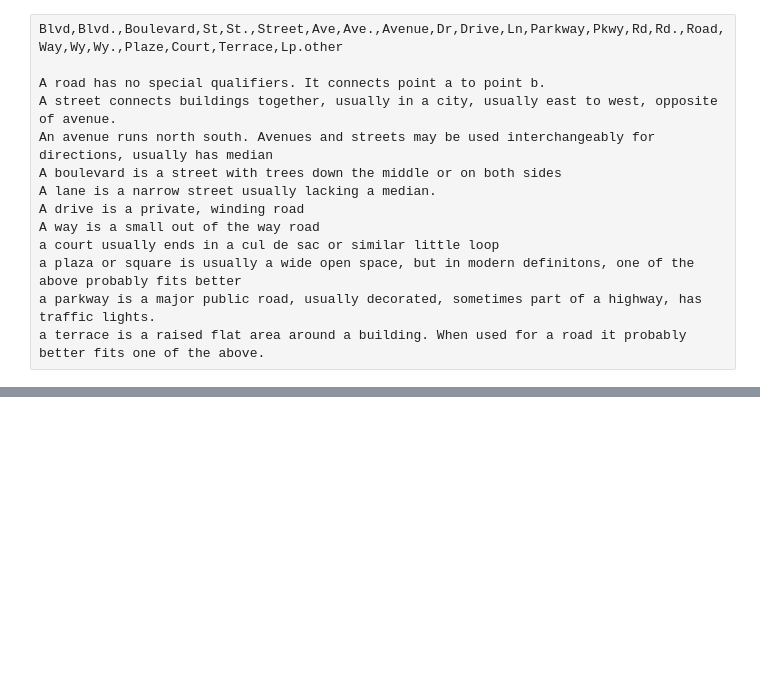
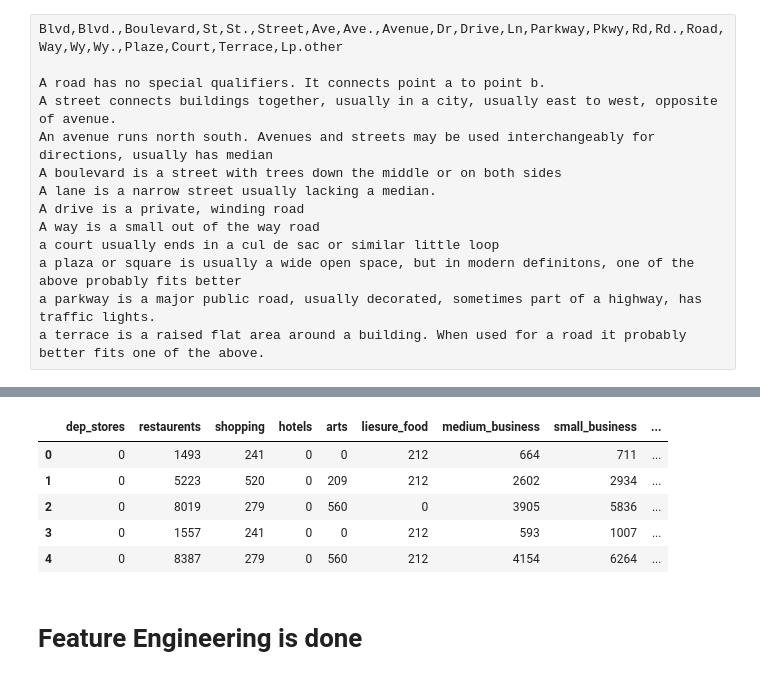
Before and after one commit to cjgunase/SU5050, a Jupyter notebook: project/yelp_dataset_challenge.ipynb, the cells around one changed output, grey strips where cells are left out. Cells and saved outputs as stored; diff of their text form; code cells hidden in the pictures; blank space fills up the shorter version.

Commit message:
feature engineering

```diff
--- a/project/yelp_dataset_challenge.ipynb
+++ b/project/yelp_dataset_challenge.ipynb
@@ -318,6 +332,7 @@ def influence_biz(restaurant_id,biz_df):
     # This function returens businesses that are withing 2 mile radius from given restaurant.
     infbiz = [] # list of businesses around the restaurant
     row = All_Res_AZ[All_Res_AZ['business_id'] == restaurant_id]
+    row1 = row
     zip_code = list(row['zip_code'])#convert from data frame object to list
     lat1 = list(row['latitude'])
     lon1 = list(row['longitude'])
@@ -344,16 +359,18 @@ def influence_biz(restaurant_id,biz_df):
     small_size = 0
 
     for biz in infbiz:
-        #print (biz)
         row = biz_df[biz_df['business_id']==biz]
         score = row['review_count'].tolist()[0]
         #print(score)
+        #print(row1['categories'].tolist()[0])
+        #print(row['categories'].tolist()[0])
+        if("R" in row['BizorRes'].tolist()[0]):
+            print (biz)
+            print(score)
+            restaurents=restaurents+score
         if(score > 200):
             if("Department Stores" in row['categories'].tolist()[0]):
                 dep_stores=dep_stores+score
-                continue
-            if("Restaurants" in row['categories'].tolist()[0]):
-                restaurents=restaurents+score
                 continue
             if("Shopping" in row['categories'].tolist()[0]):
                 shopping=shopping+score
@@ -380,0 +394,14 @@ list(All_Res_AZ[All_Res_AZ['business_id']=="q1nDSpmV-FdTBNj6UuZvTg"]['review_cou
+# %%
+data=[]
+for i in range(5):
+    print(i)
+    row_list = All_Res_AZ.iloc[i].values # for efficency put the dataframe row to a list
+    row = influence_biz(row_list[2],biz_df) # surrounding businesses
+    row.append(row_list[7]) #lat
+    row.append(row_list[8]) #lon
+    row.append(row_list[3]) #resturant category
+    row.append(row_list[18]) # parking
+    row.append(row_list[19]) # addreesstype
+    row.append(row_list[17]) #success_cat
+    row.append(row_list[2])
+    data.append(row)
@@ -380,0 +426,27 @@ list(All_Res_AZ[All_Res_AZ['business_id']=="q1nDSpmV-FdTBNj6UuZvTg"]['review_cou
+# %%
+ #create the final dataframe from the features to build a predictive model
+final_df= pd.DataFrame(data, columns=['dep_stores',
+                               'restaurents',
+                               'shopping',
+                               'hotels',
+                               'arts',
+                               'liesure_food',
+                               'medium_business',
+                               'small_business',
+                               'latitude',
+                               'longitude',
+                               'category',
+                               'parking',
+                               'address_type',
+                               'review_category','business_id'])
+# %%
+final_df
+# %% [output]
+|  | dep_stores | restaurents | shopping | hotels | arts | liesure_food | medium_business | small_business | ... |
+| 0 | 0 | 1493 | 241 | 0 | 0 | 212 | 664 | 711 | ... |
+| 1 | 0 | 5223 | 520 | 0 | 209 | 212 | 2602 | 2934 | ... |
+| 2 | 0 | 8019 | 279 | 0 | 560 | 0 | 3905 | 5836 | ... |
+| 3 | 0 | 1557 | 241 | 0 | 0 | 212 | 593 | 1007 | ... |
+| 4 | 0 | 8387 | 279 | 0 | 560 | 212 | 4154 | 6264 | ... |
+# %% [markdown]
+# Feature Engineering is done
```
Also changed, not shown: parts of 28 cells of this notebook.
